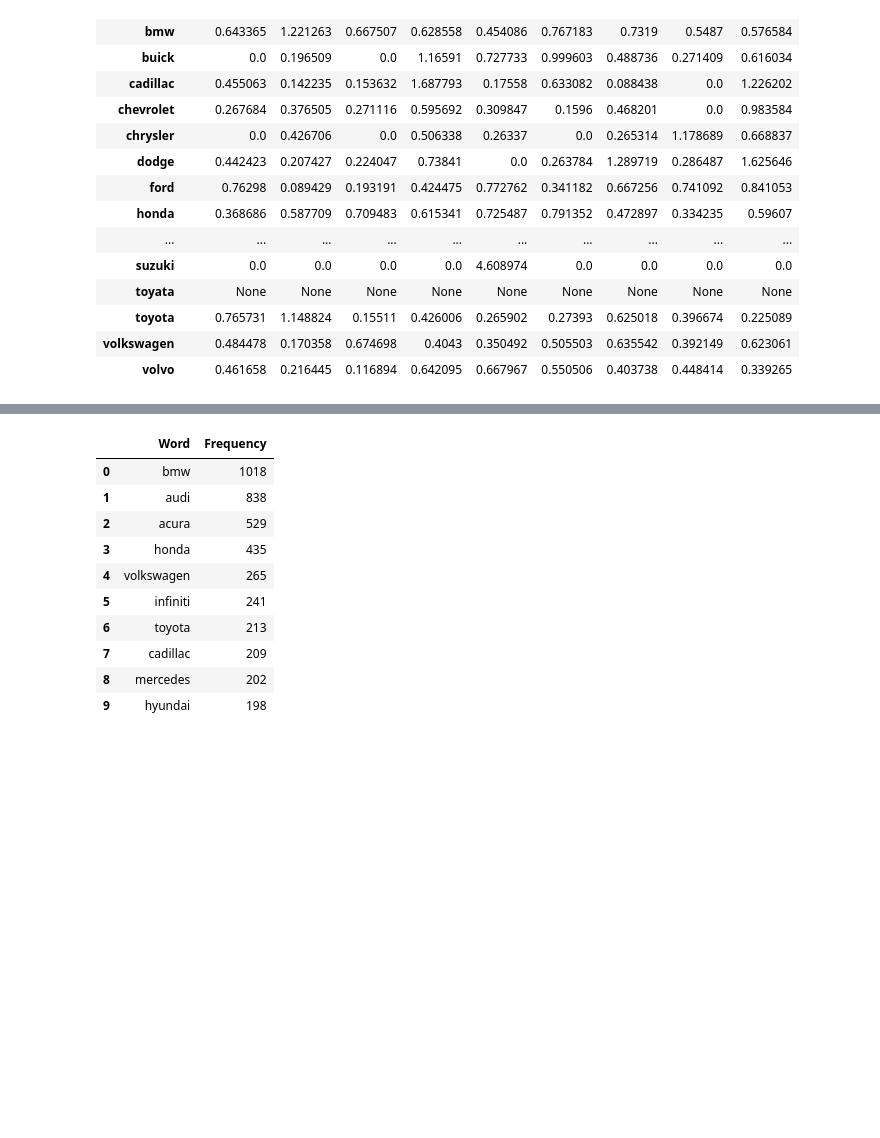
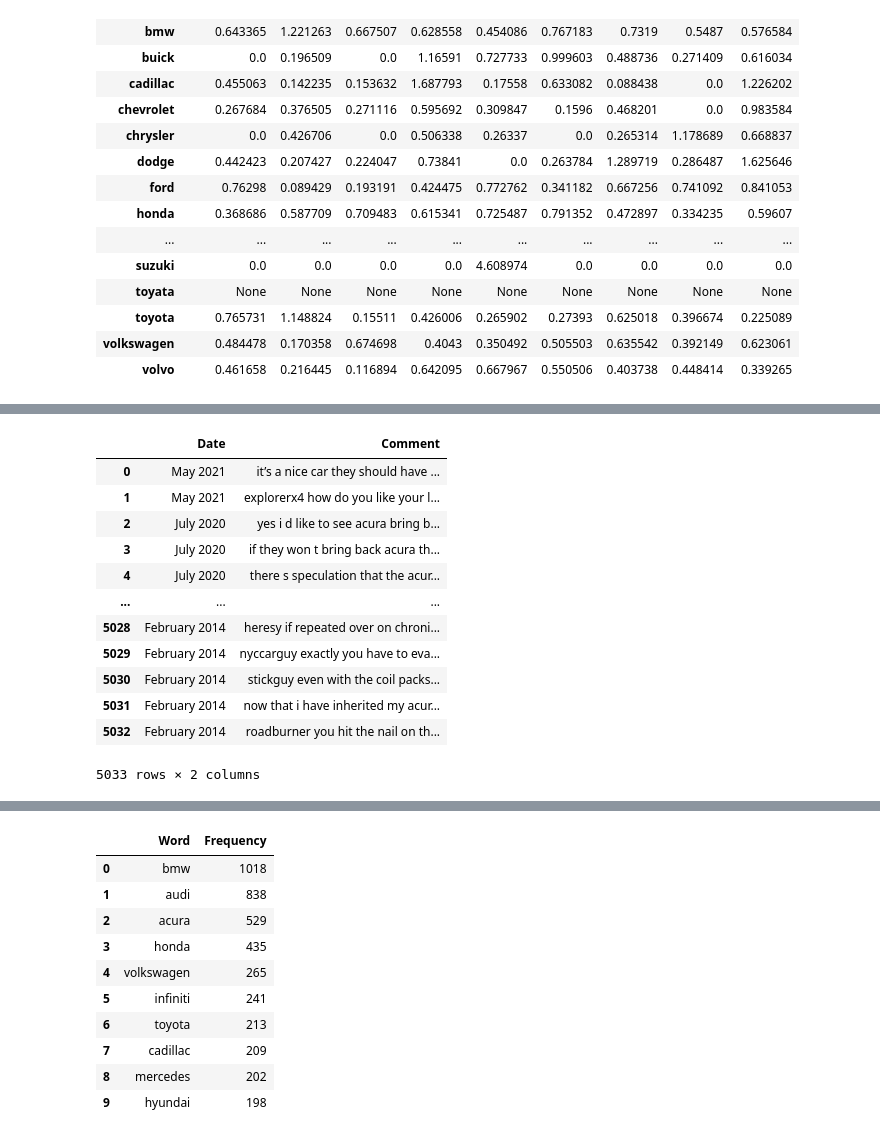
Before and after one commit to biagi0/Unstructured_Data_Projects, a Jupyter notebook: Assignment_One/Assignment_One_Consolidated.ipynb, the cells around one changed output, grey strips where cells are left out. Cells and saved outputs as stored; diff of their text form; code cells hidden in the pictures; blank space fills up the shorter version.

```diff
--- a/Assignment_One/Assignment_One_Consolidated.ipynb
+++ b/Assignment_One/Assignment_One_Consolidated.ipynb
@@ -967 +970,17 @@ highest_lift_summary_sorted[:5]
+# %%
+df
+# %% [output]
+|  | Date | Comment |
+| 0 | May 2021 | it’s a nice car they should have ... |
+| 1 | May 2021 | explorerx4 how do you like your l... |
+| 2 | July 2020 | yes i d like to see acura bring b... |
+| 3 | July 2020 | if they won t bring back acura th... |
+| 4 | July 2020 | there s speculation that the acur... |
+| ... | ... | ... |
+| 5028 | February 2014 | heresy if repeated over on chroni... |
+| 5029 | February 2014 | nyccarguy exactly you have to eva... |
+| 5030 | February 2014 | stickguy even with the coil packs... |
+| 5031 | February 2014 | now that i have inherited my acur... |
+| 5032 | February 2014 | roadburner you hit the nail on th... |
+5033 rows × 2 columns
 # %%
```
Also changed, not shown: parts of 7 cells of this notebook, 1 other file.
